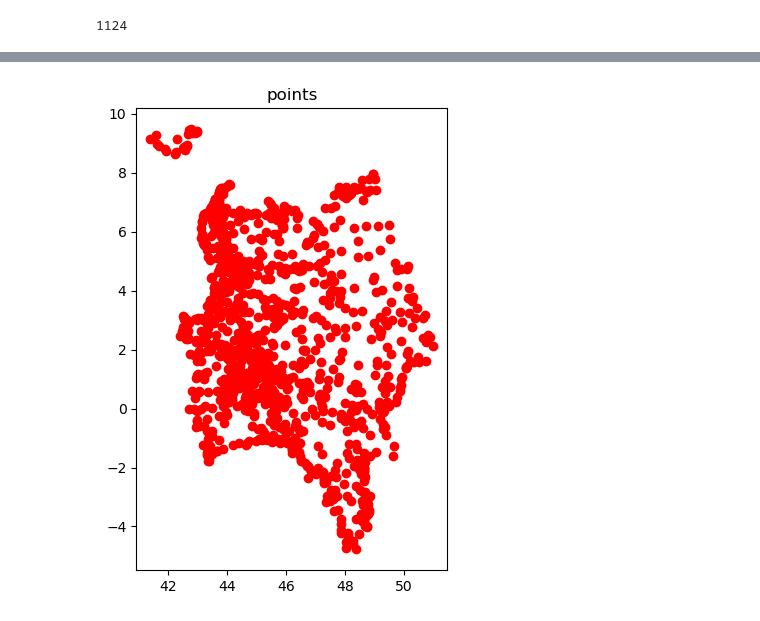
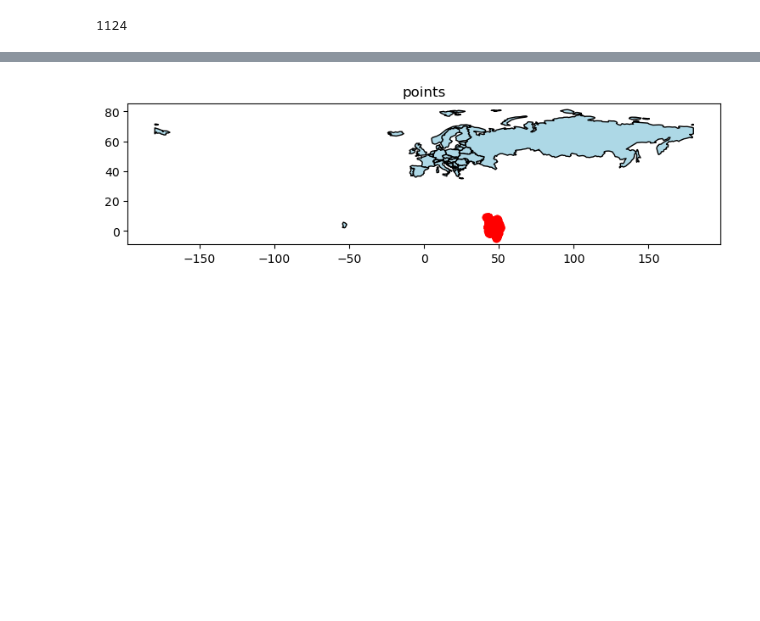
Before and after one commit to SachinMishra-ux/BeautifulSoup_and_Regex, a Jupyter notebook: practice.ipynb, the cells around one changed output, grey strips where cells are left out. Cells and saved outputs as stored; diff of their text form; code cells hidden in the pictures; blank space fills up the shorter version.

Commit message:
some imageand practice datasets added

```diff
--- a/practice.ipynb
+++ b/practice.ipynb
@@ -16,7 +16,7 @@ df.head()
 | 3 | France | Agde | Agde is a ivey town on the Heraut... | 43.3108 | 3.47583 |
 | 4 | France | Agen | Agen is the most important (the p... | 44.2049 | 0.621153 |
 # %%
-df['Latitude_new']=pd.to_numeric(df.Latitude, downcast='float', errors='ignore')
+# df['Latitude_new']=pd.to_numeric(df.Latitude, downcast='float', errors='ignore')
 # %%
 df.head()
 # %% [output]
@@ -226,14 +230,14 @@ df_geo
 world_data= gpd.read_file(gpd.datasets.get_path('naturalearth_lowres'))
 # %%
 #plot world Map
-axis= world_data[world_data.continent=='USA'].plot(color= 'lightblue',edgecolor='black')
+axis= world_data[world_data.continent=='Europe'].plot(color= 'lightblue',edgecolor='black')
 
 df_geo.plot(ax= axis, color= 'red')
 plt.title('points')
 
 fig= matplotlib.pyplot.gcf()
 fig.set_size_inches(9,6)
 fig.savefig('matplotlib.png', dpi= 200)
 plt.show()
 # %% [output]
-[figure, old version]
+[figure, new version]
```
Also changed, not shown: parts of 8 cells of this notebook, 4 other files.
